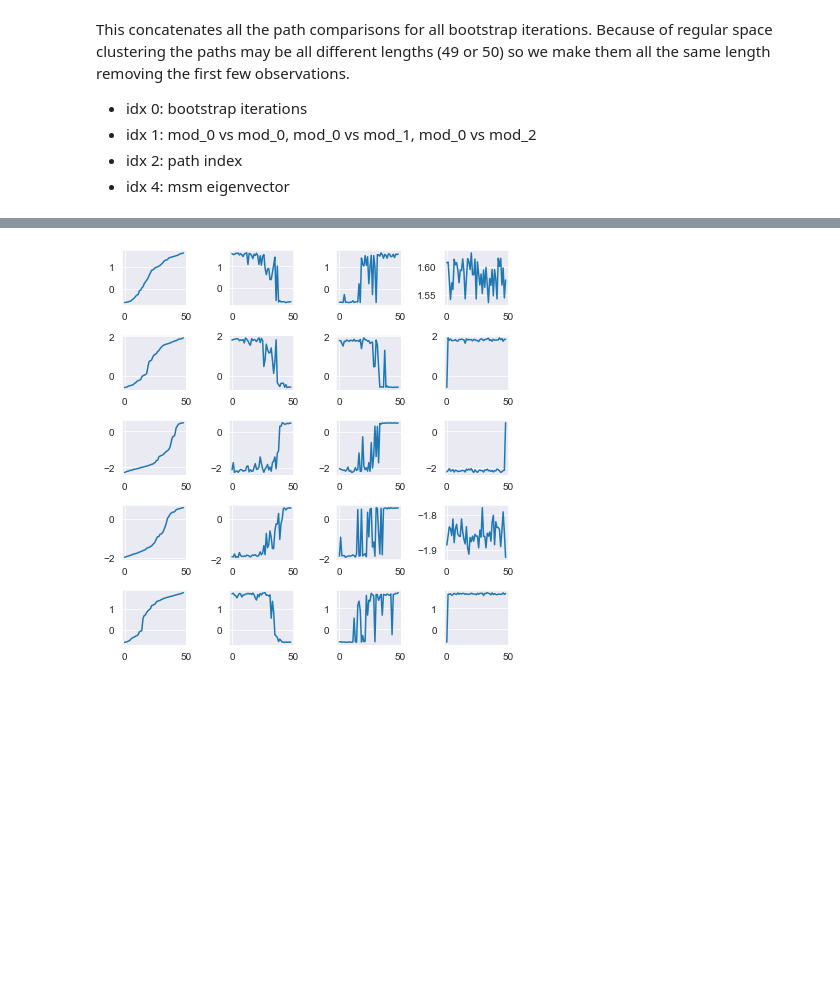
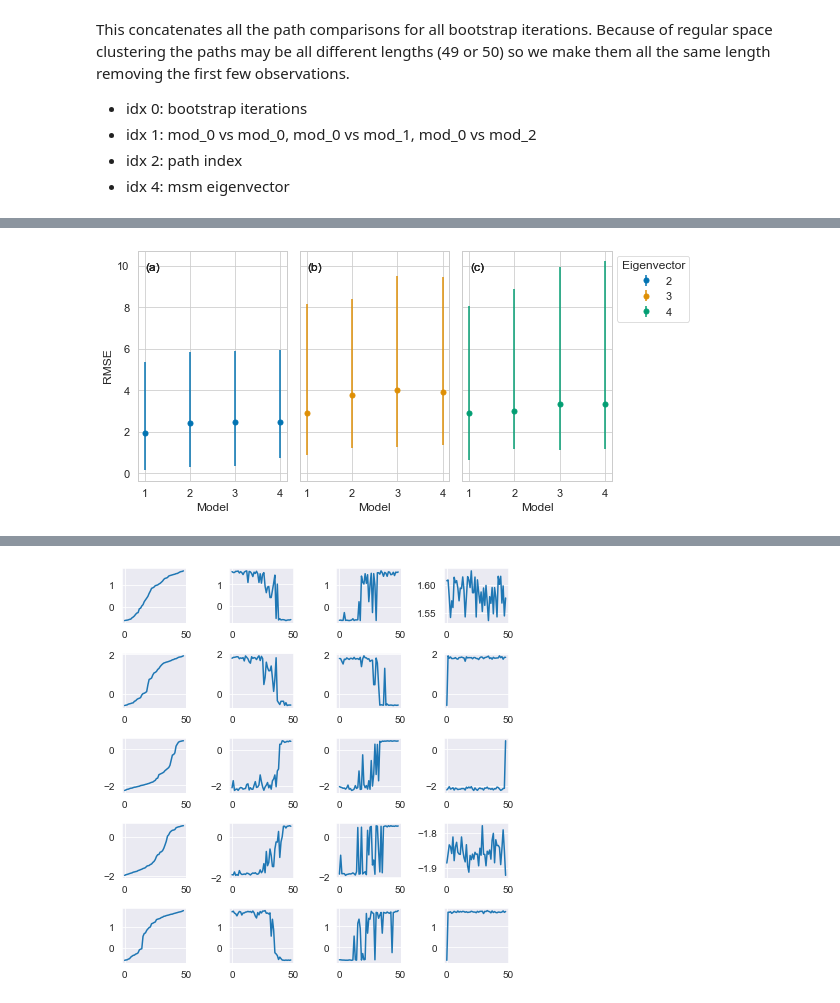
Before and after one commit to RobertArbon/msm_hyperparameter_optimisation, a Jupyter notebook: results/compare_path_charts.ipynb, the cells around one changed output, grey strips where cells are left out. Drawn from its saved outputs; the diff is of its cells as text; code cells hidden in the pictures; blank space fills up the shorter version.

Commit message:
finished model comparision charts

```diff
--- a/results/compare_path_charts.ipynb
+++ b/results/compare_path_charts.ipynb
@@ -132,7 +134,7 @@ comparator_model = 0 # Always the first by construction
 
 results = {'protein': [], 'eigenvector': [], 'model': [], 'rmse': [], 'rmse_lb': [], 'rmse_ub': [], 'rmse_lb_diff': [], 'rmse_ub_diff': []}
 
-for protein in ['CLN025']: #['1fme', '2f4k', '2jof', '2wav', 'CLN025', 'GTT','PRB', 'UVF']:
+for protein in funcs.PROTEIN_DIRS[:8]:
 
     num_paths = proc_dict[protein.lower()] - 1 # because proc_dict includes the stationary distribution
 
@@ -140,7 +142,14 @@ for protein in ['CLN025']: #['1fme', '2f4k', '2jof', '2wav', 'CLN025', 'GTT','PR
 
         comp_paths = list(data_dir.joinpath(protein).rglob(f'**/path_{path_num}_comparison.pkl'))
         path_comps = [pickle.load(x.open('rb')) for x in comp_paths]
-        comps_list = [dict_to_list(comp) for comp in path_comps]
+        complete_comps = []
+        for i, x in enumerate(path_comps):
+            if len(x) != num_comparisons:
+                print(f"Path {path_num}, protein {protein}, iteration {i} has only {len(x)} comparisions")
+            else:
+                complete_comps.append(x)
+
+        comps_list = [dict_to_list(comp) for comp in complete_comps]
         min_length = np.min([y.shape[0] for x in comps_list for y in x])
         trimmed = [trim_comparisons(comp, min_length) for comp in comps_list]
         sloped = [adjust_slopes(comp) for comp in trimmed]
@@ -165,0 +187,70 @@ comparisons = pd.DataFrame(results)
+# %%
+# def func(x,y,lb,ub, **kwargs):
+#     data = kwargs.pop("data")
+#     plt.gca().errorbar(data[x], data[y], yerr=(data[lb], data[ub]), lw=0, elinewidth=1, marker='o')
+
+
+# with sns.plotting_context('paper', font_scale=1.5):
+#     g = sns.FacetGrid(data=comparisons, row='protein', col='eigenvector', margin_titles=True, sharey='row')
+#     g.map_dataframe(func, 'model', 'rmse', 'rmse_lb_diff', 'rmse_ub_diff')
+# #     g.set(yscale='log')
+#     sns.set_style('darkgrid')
+
+for protein in funcs.PROTEIN_DIRS[:8]:
+
+
+
+    with sns.plotting_context('paper', font_scale=1.25):
+        sns.set_style('whitegrid')
+
+        col = 'eigenvector'
+        x = 'model'
+        y = 'rmse'
+        hue = 'eigenvector'
+
+        df = comparisons.loc[(comparisons.protein==protein) & (comparisons.model>0), :]
+
+        x_label = 'Model'
+        y_label = 'RMSE'
+
+        col_vals = np.sort(df[col].unique())
+        hue_vals = np.sort(df[hue].unique())
+        hues = sns.color_palette('colorblind', hue_vals.shape[0])
+
+        fig, axes = plt.subplots(1, col_vals.shape[0], sharey='row', sharex=True, figsize=(1+2.5*col_vals.shape[0], 4))
+        if col_vals.shape[0]==1:
+            axes = np.array(axes)
+        axes = axes.reshape(1, -1)
+        i = 0
+        for j in range(col_vals.shape[0]):
+            for k in range(hue_vals.shape[0]):
+
+                ix = (df[col]==col_vals[j]) & (df[hue]==hue_vals[k])
+                xx = df.loc[ix, x]
+                yy = df.loc[ix, y]
+                ylb = df.loc[ix, f'{y}_lb_diff'].values
+                yub = df.loc[ix, f'{y}_ub_diff'].values
+                axes[i, j].errorbar(xx, yy, yerr=(ylb, yub), marker='o', label=f"{str(hue_vals[k])}",
+                                    color=hues[k], linewidth=0, elinewidth=1.5, ms=5)
+                axes[i, j].set_xlabel(x_label)
+                axes[i, j].xaxis.set_major_locator(mpl.ticker.MultipleLocator(1))
+
+                if j == 0:
+                    axes[i, j].set_ylabel(y_label)
+
+                axes[i, j].annotate(text=f"({funcs.LETTERS[i*col_vals.shape[0]+j]})", xy=(0.05, 0.95), xycoords='axes fraction', ha='left', va='top')
+
+        axes[0, -1].legend(bbox_to_anchor=(1, 1), loc='upper left', title='Eigenvector')
+
+#         for i in range(row_vals.shape[0]):
+#             ylim = axes[i, 0].get_ylim()
+#             for j in range(col_vals.shape[0]):
+#                     axes[i, j].vlines(lag, *ylim, label='Chosen lag', color='k')
+#                     axes[i, j].set_ylim(ylim)
+
+
+
+        plt.tight_layout()
+        plt.savefig(funcs.FIG_DIR.joinpath('model_comparisons', f'{protein}.pdf'), bbox_inches='tight')
+# %% [output]
+[figure, added]
```
Also changed, not shown: parts of 6 cells of this notebook.
